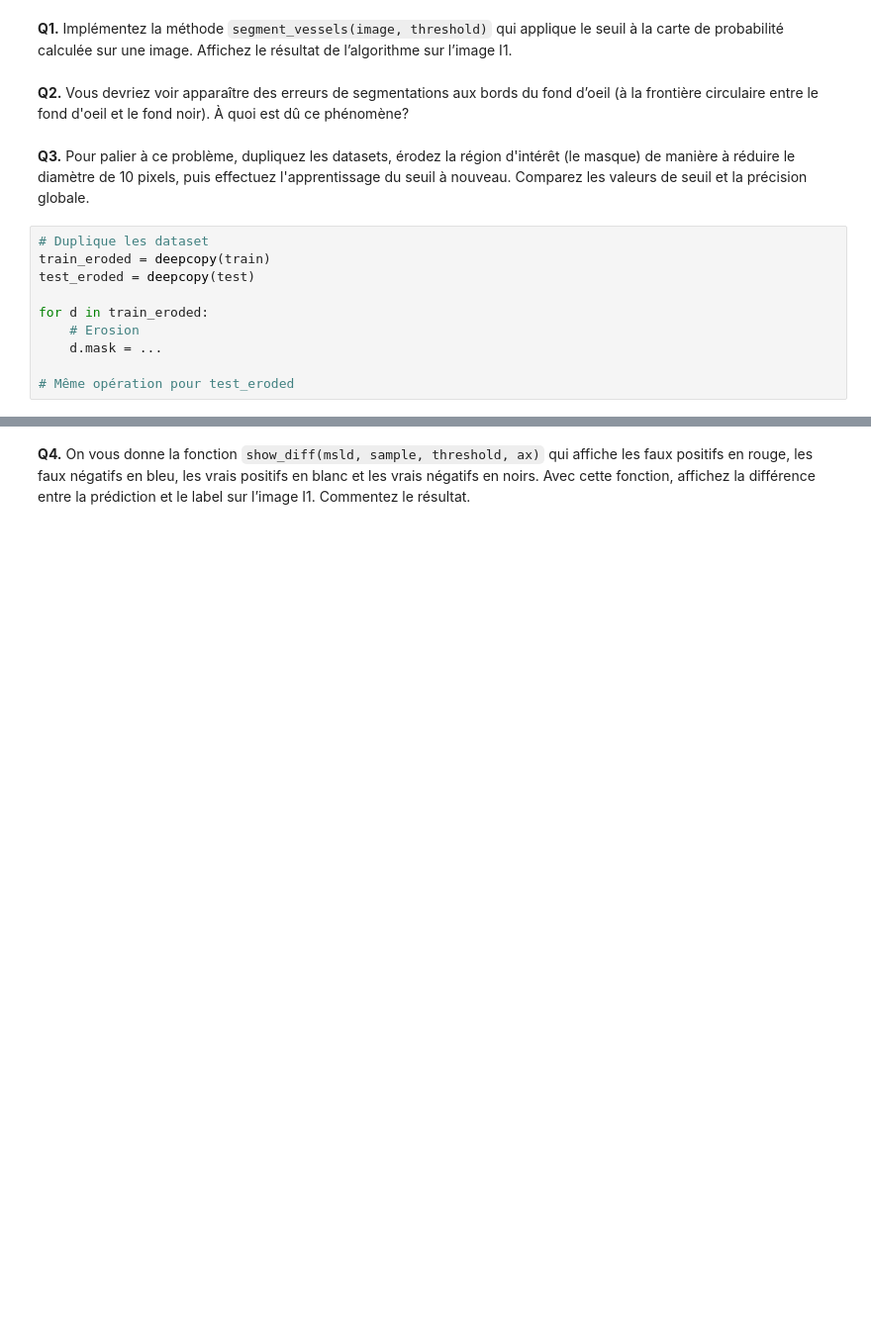
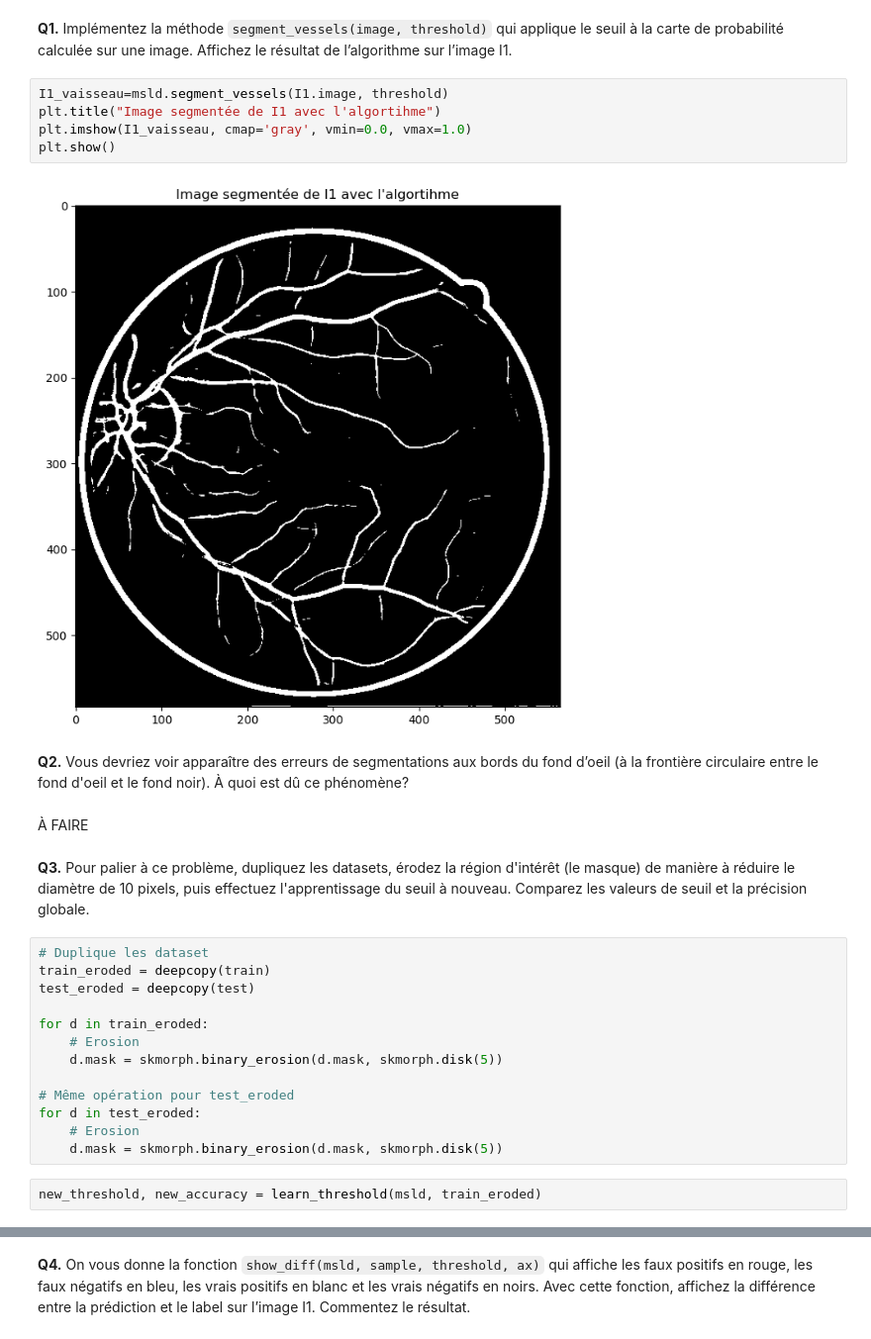
Before and after one commit to lashlone/GBM8770-Programmation, a Jupyter notebook: Projet/ProjetMSLD/RapportProjet.ipynb, the cells around one changed output, grey strips where cells are left out. Shown at 99% size. Saved outputs shown, nothing was run; the diff lists cells and outputs as text; blank space fills up the shorter version.

```diff
--- a/Projet/ProjetMSLD/RapportProjet.ipynb
+++ b/Projet/ProjetMSLD/RapportProjet.ipynb
@@ -111,8 +148,17 @@ threshold, accuracy = learn_threshold(msld, train)
 ## 1.5. Affichage et région d’intérêt
 # %% [markdown]
 **Q1.** Implémentez la méthode `segment_vessels(image, threshold)` qui applique le seuil à la carte de probabilité calculée sur une image. Affichez le résultat de l’algorithme sur l’image I1.
+# %%
+I1_vaisseau=msld.segment_vessels(I1.image, threshold)
+plt.title("Image segmentée de I1 avec l'algortihme")
+plt.imshow(I1_vaisseau, cmap='gray', vmin=0.0, vmax=1.0)
+plt.show()
+# %% [output]
+[figure, added]
 # %% [markdown]
 **Q2.**  Vous devriez voir apparaître des erreurs de segmentations aux bords du fond d’oeil (à la frontière circulaire entre le fond d'oeil et le fond noir). À quoi est dû ce phénomène?
+# %% [markdown]
+À FAIRE
 # %% [markdown]
 **Q3.** Pour palier à ce problème, dupliquez les datasets, érodez la région d'intérêt (le masque) de manière à réduire le diamètre de 10 pixels, puis effectuez l'apprentissage du seuil à nouveau. Comparez les valeurs de seuil et la précision globale.
 # %%
@@ -122,6 +168,11 @@ test_eroded = deepcopy(test)
 
 for d in train_eroded:
     # Erosion
-    d.mask = ...
+    d.mask = skmorph.binary_erosion(d.mask, skmorph.disk(5))
 
 # Même opération pour test_eroded
+for d in test_eroded:
+    # Erosion
+    d.mask = skmorph.binary_erosion(d.mask, skmorph.disk(5))
+# %%
+new_threshold, new_accuracy = learn_threshold(msld, train_eroded)
```
Also changed, not shown: parts of 17 cells of this notebook, 2 other files.
